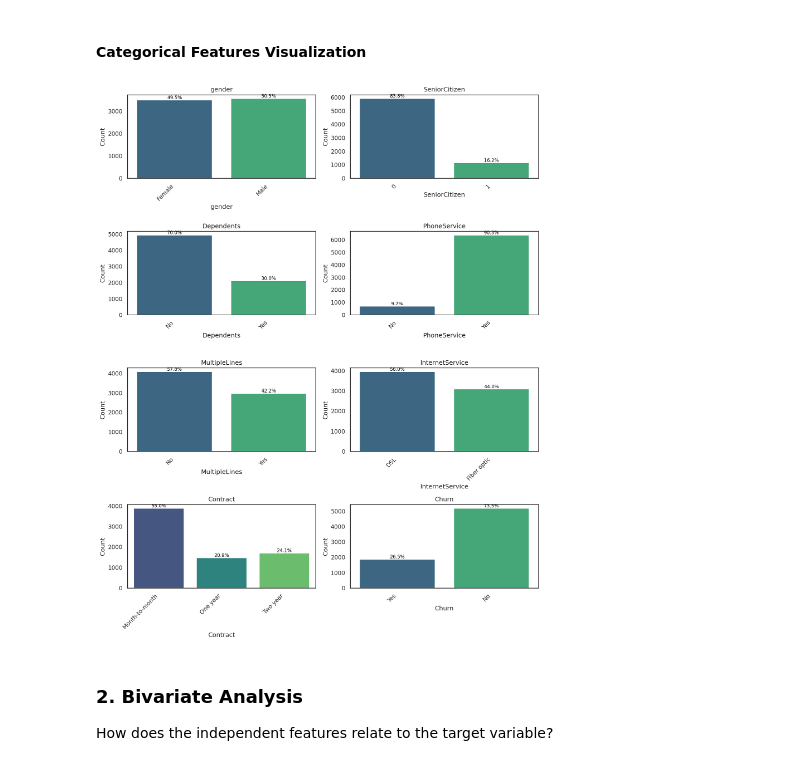
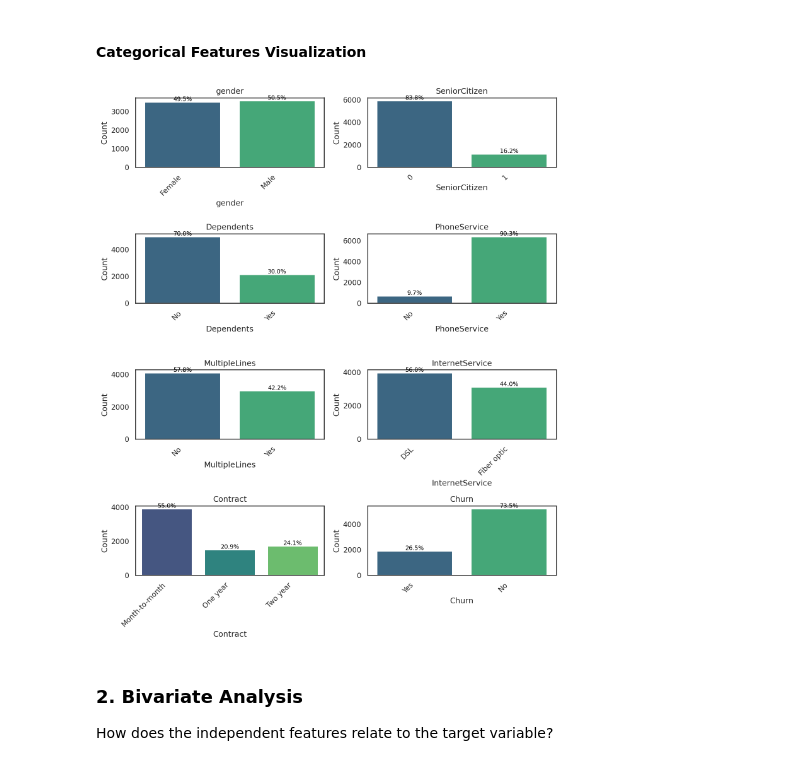
Before and after one commit to arsha-analyst/Telco-Customer-Churn-Analysis, a Jupyter notebook: Data_Preparation/customer_churn_v2.ipynb, the cells around one changed output. Saved outputs shown, nothing was run; the diff lists cells and outputs as text; code cells hidden in the pictures.

```diff
--- a/Data_Preparation/customer_churn_v2.ipynb
+++ b/Data_Preparation/customer_churn_v2.ipynb
@@ -113,27 +113,27 @@ plt.show()
 # %%
 categorical_features = ['gender', 'SeniorCitizen', 'Dependents', 'PhoneService', 'MultipleLines', 'InternetService', 'Contract', 'Churn']
 
-plt.figure(figsize=(12, 15))
+plt.figure(figsize=(10, 12))
 for i, feature in enumerate(categorical_features):
     plt.subplot(4, 2, i + 1)
     ax = sns.countplot(x=data[feature], hue=data[feature], palette='viridis', legend=False)
     plt.title(f'{feature}')
     plt.xlabel(feature)
     plt.ylabel('Count')
     plt.xticks(rotation=45, ha='right')
 
     # calculate percentages and add labels
     total = len(data[feature])
     for p in ax.patches:
         percentage = '{:.1f}%'.format(100 * p.get_height()/total)
         x = p.get_x() + p.get_width() / 2
         y = p.get_height()
         ax.annotate(percentage, (x, y), ha='center', va='bottom', fontsize=9, color='black')
 
 plt.tight_layout()
 plt.show()
 # %% [output]
-[figure, old version]
+[figure, new version]
 # %% [markdown]
 ### 2. Bivariate Analysis
 
```
Also changed, not shown: parts of 8 cells of this notebook.
